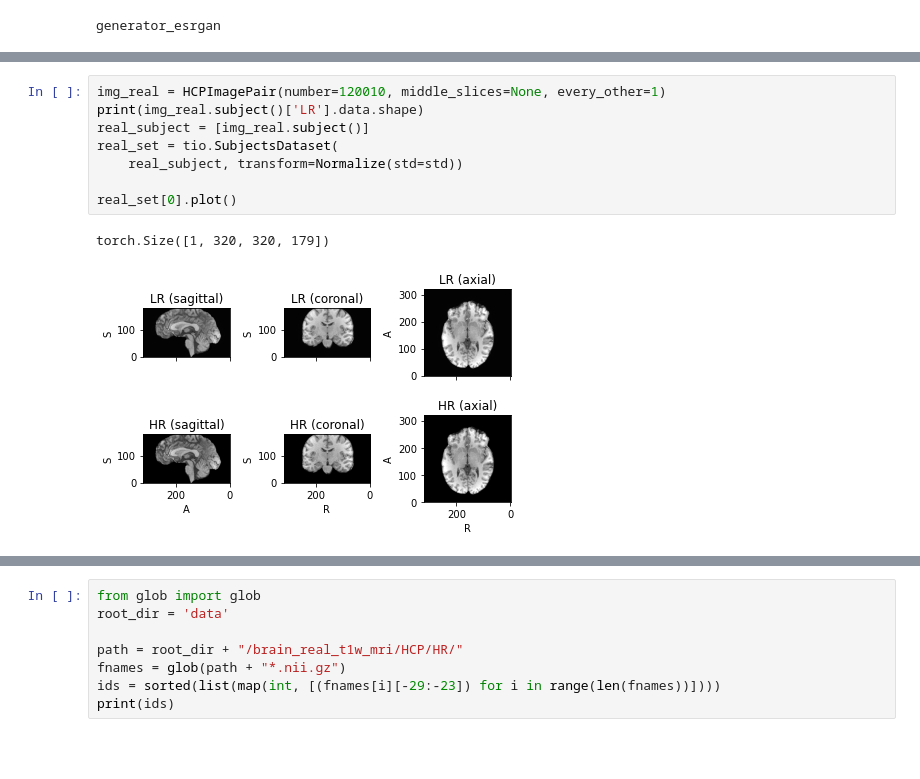
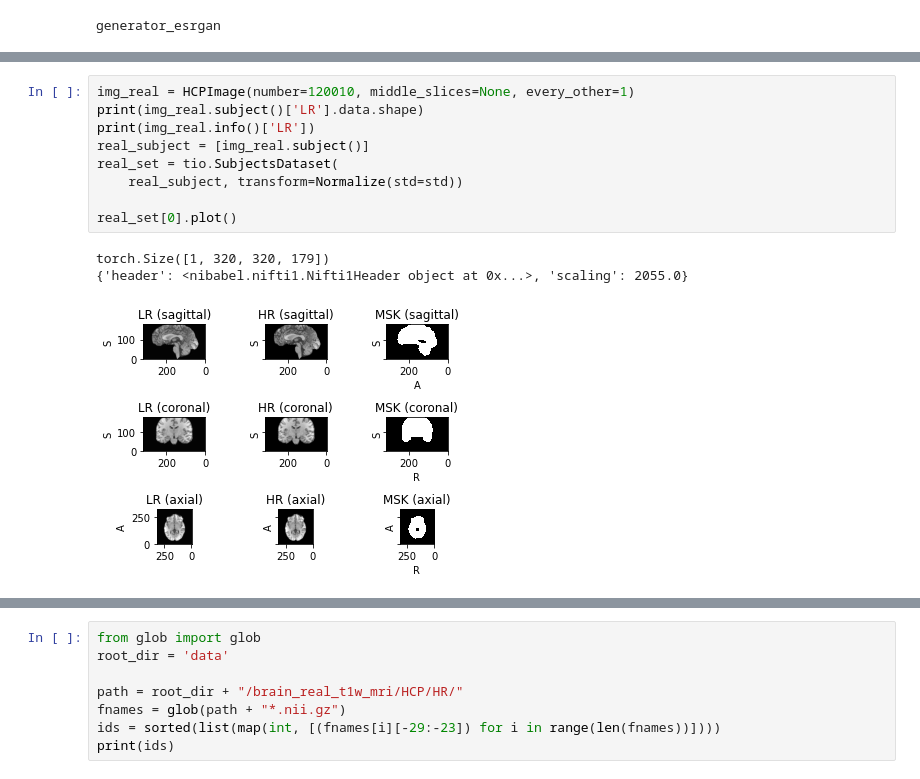
Before and after one commit to rienboonstoppel/SRGan, a Jupyter notebook: predict_multiple_ckpt.ipynb, the cells around one changed output, grey strips where cells are left out. Saved outputs shown, nothing was run; the diff lists cells and outputs as text; blank space fills up the shorter version.

```diff
--- a/predict_multiple_ckpt.ipynb
+++ b/predict_multiple_ckpt.ipynb
@@ -97,11 +111,13 @@ Estimated Total Size (MB): 1285.54
 # %%
-img_real = HCPImagePair(number=120010, middle_slices=None, every_other=1)
+img_real = HCPImage(number=120010, middle_slices=None, every_other=1)
 print(img_real.subject()['LR'].data.shape)
+print(img_real.info()['LR'])
 real_subject = [img_real.subject()]
 real_set = tio.SubjectsDataset(
     real_subject, transform=Normalize(std=std))
 
 real_set[0].plot()
 # %% [output]
 torch.Size([1, 320, 320, 179])
+{'header': <nibabel.nifti1.Nifti1Header object at 0x...>, 'scaling': 2055.0}
-[figure, old version]
+[figure, new version]
```
Also changed, not shown: parts of 6 cells of this notebook, 3 other files.
